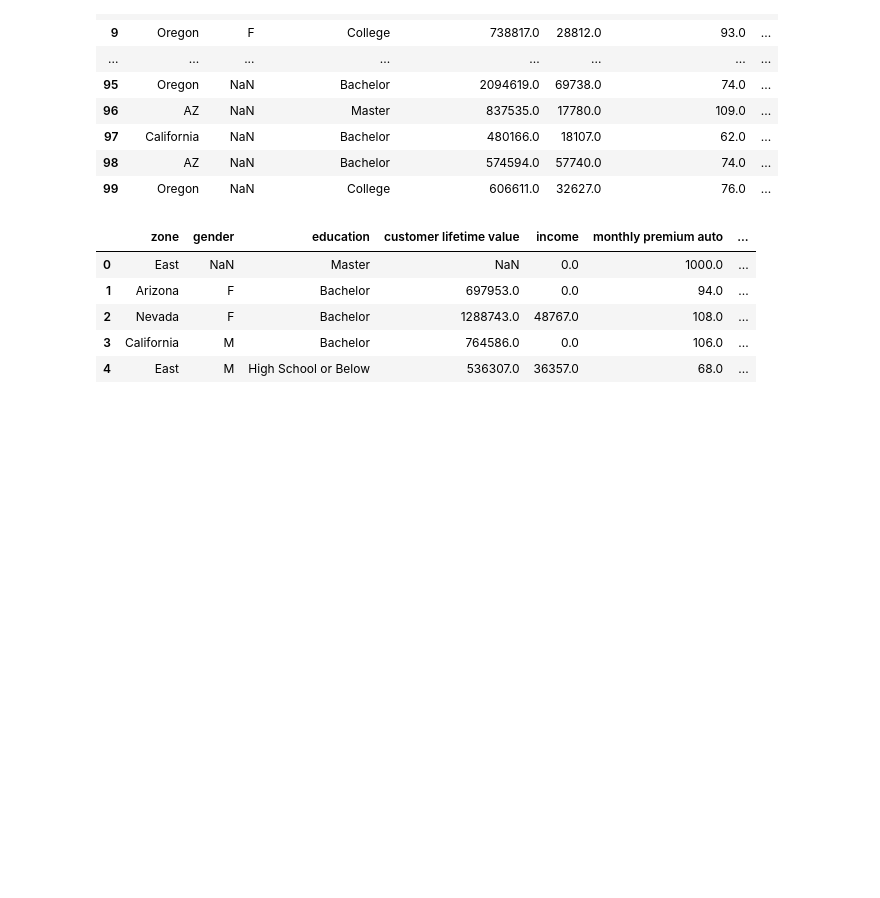
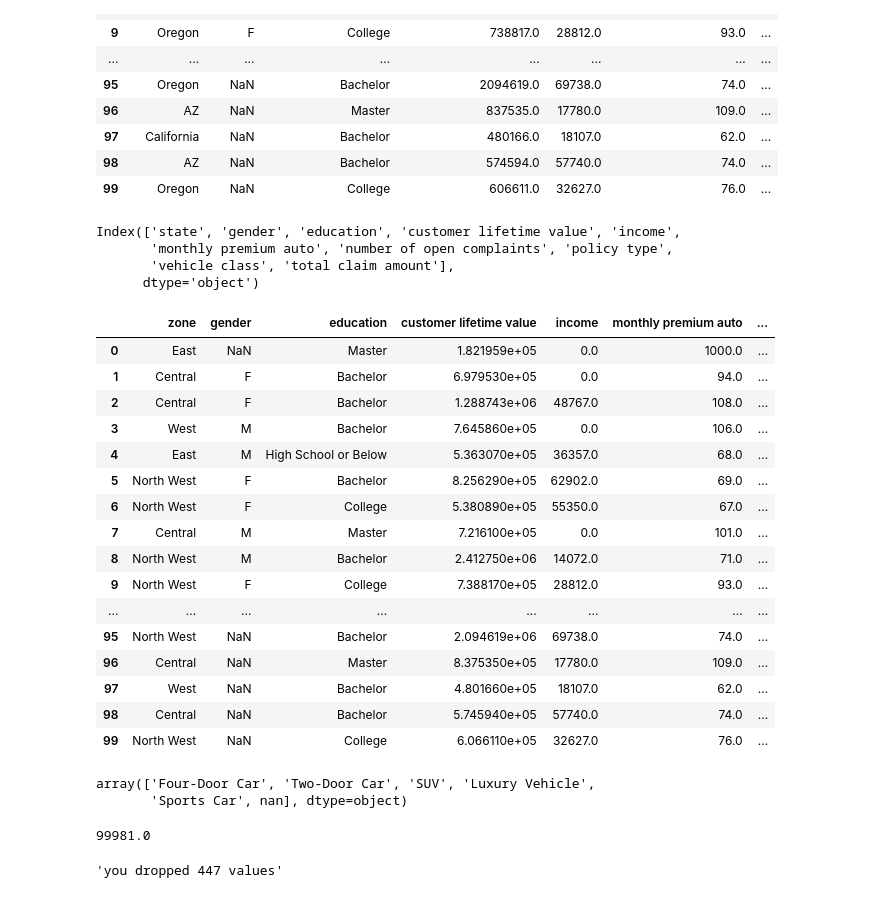
Before and after one commit to ajaykrishna2810/IronHack-Lab-Ajay, a Jupyter notebook: week2/Monday/auto_data_analyst_case_study.ipynb, the cells around one changed output. Saved outputs shown, nothing was run; the diff lists cells and outputs as text; code cells hidden in the pictures; blank space fills up the shorter version.

Commit message:
stuck at the removing outlier problem

```diff
--- a/week2/Monday/auto_data_analyst_case_study.ipynb
+++ b/week2/Monday/auto_data_analyst_case_study.ipynb
@@ -243,6 +243,10 @@ auto_data_file.head(100)
 # calling the csv from Monday
 auto_data_file = pd.read_csv('Monday.csv')
 auto_data_file.head()
+
+# Replacing zeros in the income column with NaN
+
+auto_data_file['income'].replace('0', 'NaN', inplace=True)
 
 # Replacing null values with the mean
 
@@ -259,6 +263,11 @@ for clmn in auto_data_file.columns:
 
 
 auto_data_file.columns
+# %% [output]
+Index(['state', 'gender', 'education', 'customer lifetime value', 'income',
+       'monthly premium auto', 'number of open complaints', 'policy type',
+       'vehicle class', 'total claim amount'],
+      dtype='object')
 # %%
 # Bucketing the data
 auto_data_file.rename(columns={'state':'zone'}, inplace=True) # changed the column name state into zone
@@ -271,9 +281,53 @@ place_to_zone('Oregon', 'North West')
 # %%
-auto_data_file.head()
+auto_data_file.head(100)
 # %% [output]
 |  | zone | gender | education | customer lifetime value | income | monthly premium auto | ... |
-| 0 | East | NaN | Master | NaN | 0.0 | 1000.0 | ... |
-| 1 | Arizona | F | Bachelor | 697953.0 | 0.0 | 94.0 | ... |
-| 2 | Nevada | F | Bachelor | 1288743.0 | 48767.0 | 108.0 | ... |
-| 3 | California | M | Bachelor | 764586.0 | 0.0 | 106.0 | ... |
-| 4 | East | M | High School or Below | 536307.0 | 36357.0 | 68.0 | ... |
+| 0 | East | NaN | Master | 1.821959e+05 | 0.0 | 1000.0 | ... |
+| 1 | Central | F | Bachelor | 6.979530e+05 | 0.0 | 94.0 | ... |
+| 2 | Central | F | Bachelor | 1.288743e+06 | 48767.0 | 108.0 | ... |
+| 3 | West | M | Bachelor | 7.645860e+05 | 0.0 | 106.0 | ... |
+| 4 | East | M | High School or Below | 5.363070e+05 | 36357.0 | 68.0 | ... |
+| 5 | North West | F | Bachelor | 8.256290e+05 | 62902.0 | 69.0 | ... |
+| 6 | North West | F | College | 5.380890e+05 | 55350.0 | 67.0 | ... |
+| 7 | Central | M | Master | 7.216100e+05 | 0.0 | 101.0 | ... |
+| 8 | North West | M | Bachelor | 2.412750e+06 | 14072.0 | 71.0 | ... |
+| 9 | North West | F | College | 7.388170e+05 | 28812.0 | 93.0 | ... |
+| ... | ... | ... | ... | ... | ... | ... | ... |
+| 95 | North West | NaN | Bachelor | 2.094619e+06 | 69738.0 | 74.0 | ... |
+| 96 | Central | NaN | Master | 8.375350e+05 | 17780.0 | 109.0 | ... |
+| 97 | West | NaN | Bachelor | 4.801660e+05 | 18107.0 | 62.0 | ... |
+| 98 | Central | NaN | Bachelor | 5.745940e+05 | 57740.0 | 74.0 | ... |
+| 99 | North West | NaN | College | 6.066110e+05 | 32627.0 | 76.0 | ... |
+# %%
+# Optional task on vehicle class: replace Luxury SUV and Luxury Car into Luxury Vehicle
+old_to_new('Luxury SUV', 'Luxury Vehicle', 'vehicle class')
+old_to_new('Luxury Car', 'Luxury Vehicle', 'vehicle class')
+auto_data_file['vehicle class'].unique()
+# %% [output]
+array(['Four-Door Car', 'Two-Door Car', 'SUV', 'Luxury Vehicle',
+       'Sports Car', nan], dtype=object)
+# %%
+auto_data_file['income'].max()
+# %% [output]
+99981.0
+# %%
+# Removing the outliers using the IQR method
+
+def remove_outlier(column_name, df):
+    percentile25 = df[column_name].quantile(0.25)
+    percentile75 = df[column_name].quantile(0.75)
+    iqr = percentile75 - percentile25
+    upper_limit = percentile75 + 1.5 * iqr
+    lower_limit = percentile25 - 1.5 * iqr
+    #if i in df[column_name] > upper_limit and df[column_name] < lower_limit:
+    #    df.replace(i, value = "Outlier", inplace = True)
+    df.replace(to_replace = df[column_name][df[column_name] > upper_limit], value = "Outlier", inplace = True)
+    df.replace(to_replace = df[column_name][df[column_name] < lower_limit], value = "Outlier", inplace = True)
+    number_of_values_dropped = f"you dropped {df[column_name][df[column_name] > upper_limit].shape[0] + df[column_name][df[column_name] < lower_limit].shape[0]} values"
+    return number_of_values_dropped
+
+remove_outlier('income', auto_data_file)
+remove_outlier('customer lifetime value', auto_data_file)
+remove_outlier('monthly premium auto', auto_data_file)
+# %% [output]
+'you dropped 447 values'
```
Also changed, not shown: parts of 2 cells of this notebook.
